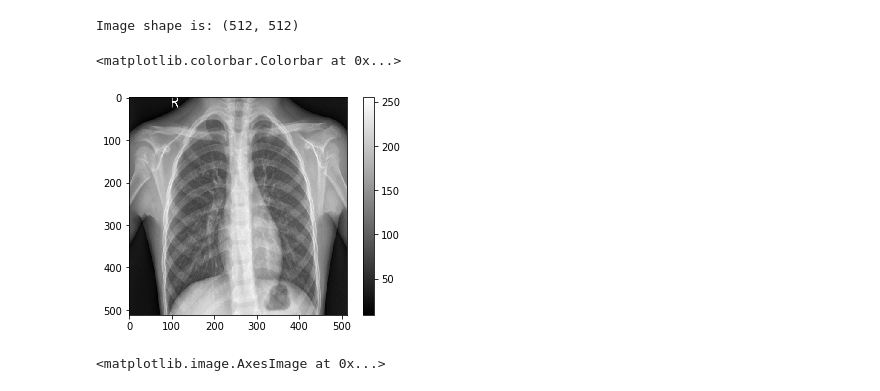
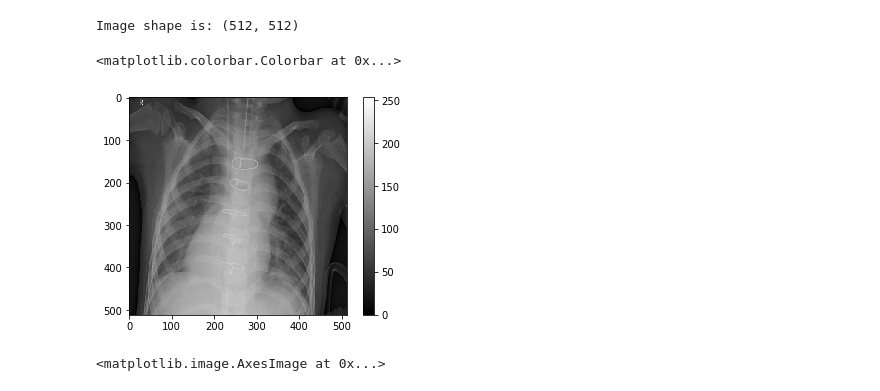
Before and after one commit to TalhaKhalil/Pneumonia-detection-CNN, a Jupyter notebook: preprocessing-copd-detection.ipynb, the cells around one changed output. Saved outputs shown, nothing was run; the diff lists cells and outputs as text; code cells hidden in the pictures.

```diff
--- a/preprocessing-copd-detection.ipynb
+++ b/preprocessing-copd-detection.ipynb
@@ -10,17 +22,17 @@ from matplotlib import pyplot as plt
 # %%
-input_dir = 'C:/Users/AALY/copd_detection/normal-img.jpeg'
+input_dir = 'C:/Users/AALY/copd_detection/test-pneumonia.jpeg'
 #basename = 'JPCLN001.png'
 filename = input_dir #+ basename
 dim = (512, 512)
 img = cv2.imread(filename,0)
 img = cv2.resize(img, dim, interpolation = cv2.INTER_AREA)
 print('Image shape is:', img.shape)
 plt.imshow(img,cmap='gray')
 plt.colorbar()
 # %% [output]
 Image shape is: (512, 512)
 <matplotlib.colorbar.Colorbar at 0x...>
-[figure, old version]
+[figure, new version]
 # %%
 import cv2
 import numpy as np
```
Also changed, not shown: parts of 17 cells of this notebook, 48 other files.
